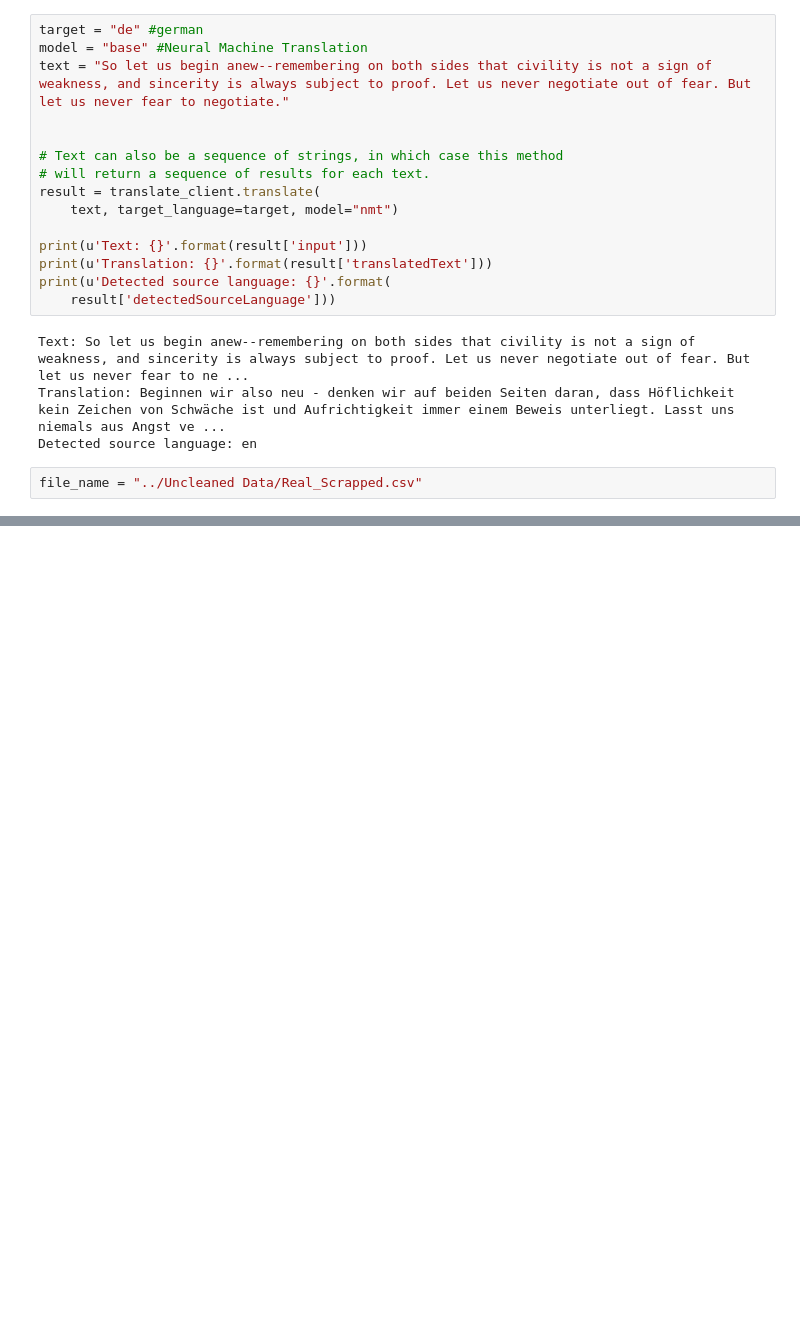
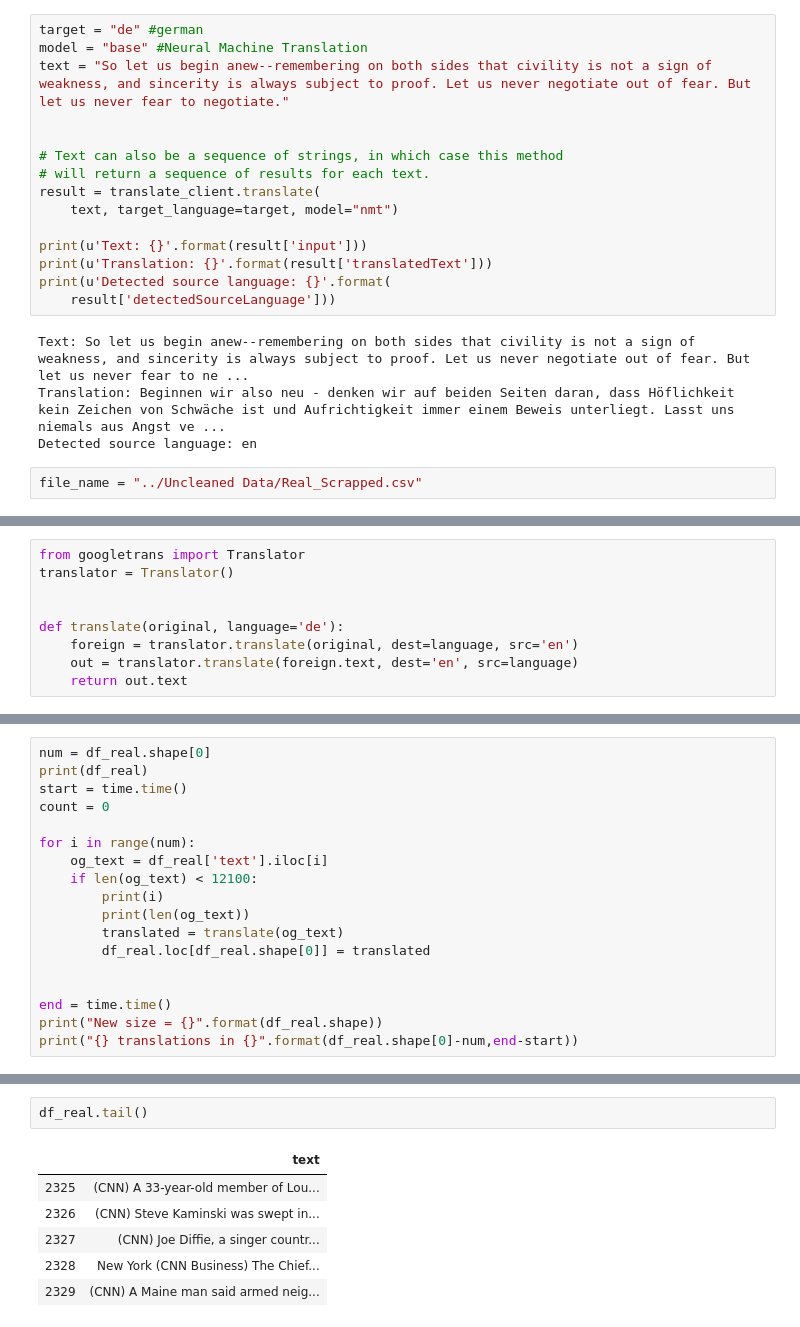
Before and after one commit to jpyneni3/Fake_News_Detector, a Jupyter notebook: Notebooks/Translator.ipynb, the cells around one changed output, grey strips where cells are left out. Saved outputs shown, nothing was run; the diff lists cells and outputs as text; blank space fills up the shorter version.

Commit message:
testing translator

```diff
--- a/Notebooks/Translator.ipynb
+++ b/Notebooks/Translator.ipynb
@@ -109,0 +94,9 @@ Detected source language: de
+# %%
+from googletrans import Translator
+translator = Translator()
+
+
+def translate(original, language='de'):
+    foreign = translator.translate(original, dest=language, src='en')
+    out = translator.translate(foreign.text, dest='en', src=language)
+    return out.text
@@ -109,0 +108,18 @@ Detected source language: de
+# %%
+num = df_real.shape[0]
+print(df_real)
+start = time.time()
+count = 0
+
+for i in range(num):
+    og_text = df_real['text'].iloc[i]
+    if len(og_text) < 12100:
+        print(i)
+        print(len(og_text))
+        translated = translate(og_text)
+        df_real.loc[df_real.shape[0]] = translated
+
+
+end = time.time()
+print("New size = {}".format(df_real.shape))
+print("{} translations in {}".format(df_real.shape[0]-num,end-start))
@@ -109,0 +145,9 @@ Detected source language: de
+# %%
+df_real.tail()
+# %% [output]
+|  | text |
+| 2325 | (CNN) A 33-year-old member of Lou... |
+| 2326 | (CNN) Steve Kaminski was swept in... |
+| 2327 | (CNN) Joe Diffie, a singer countr... |
+| 2328 | New York (CNN Business) The Chief... |
+| 2329 | (CNN) A Maine man said armed neig... |
```
Also changed, not shown: parts of 15 cells of this notebook, 5 other files.
